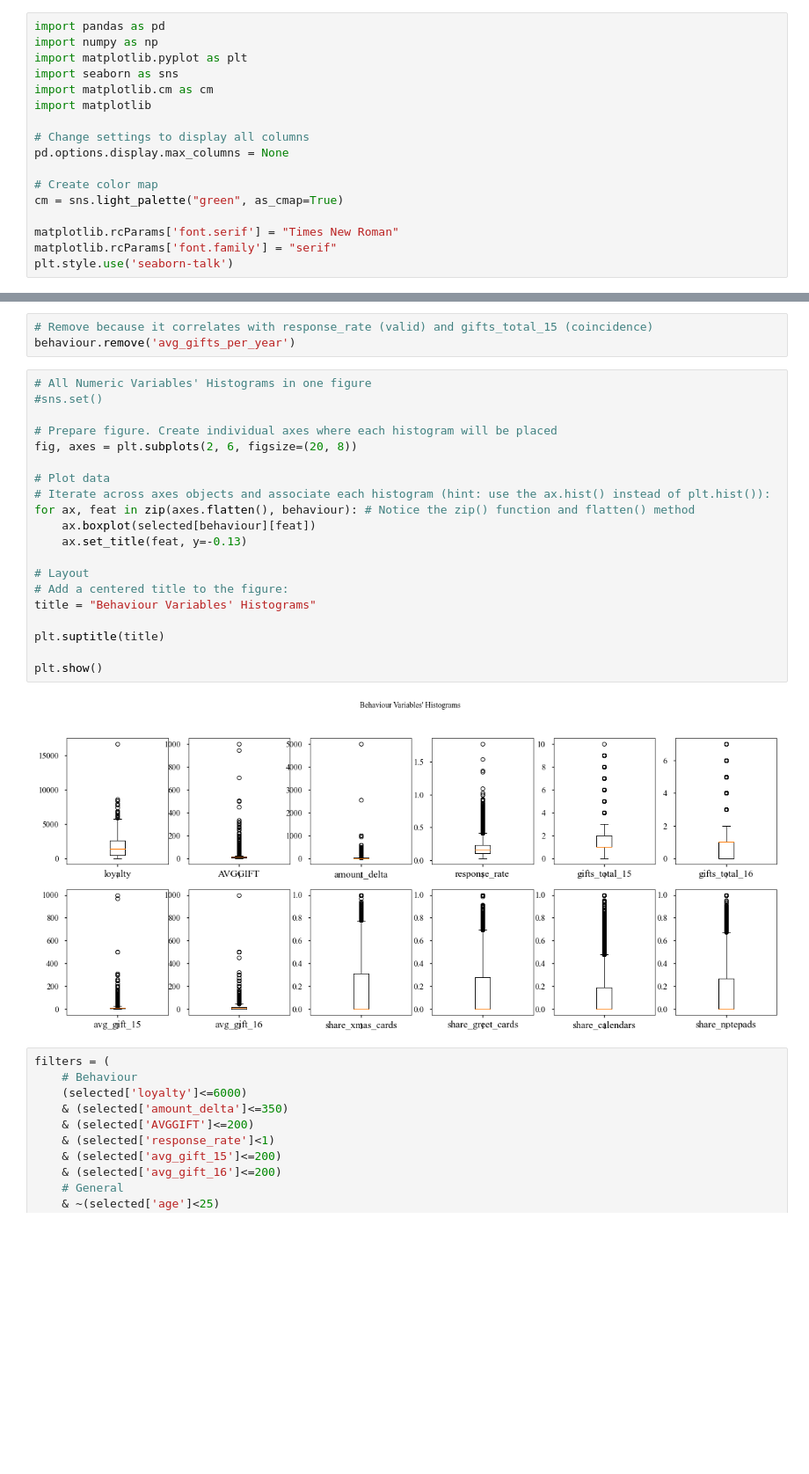
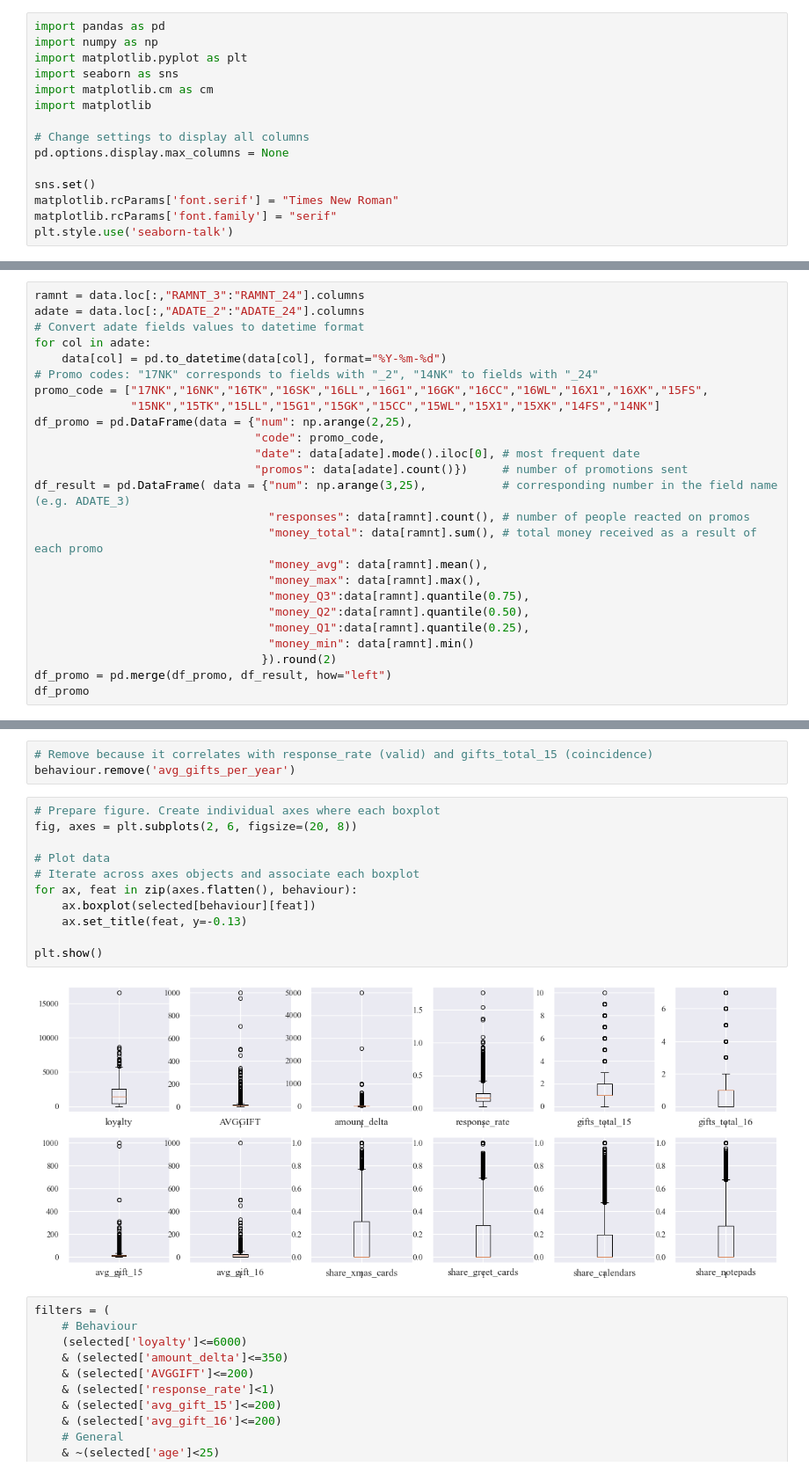
Before and after one commit to marija-grj/GroupAF_DM_Project, a Jupyter notebook: GroupAF_DM202021_Project.ipynb, the cells around one changed output, grey strips where cells are left out. Shown at 88% size. Saved outputs shown, nothing was run; the diff lists cells and outputs as text; blank space fills up the shorter version.

Commit message:
Added promo summary. Minor changes

```diff
--- a/GroupAF_DM202021_Project.ipynb
+++ b/GroupAF_DM202021_Project.ipynb
@@ -23,9 +23,7 @@ import matplotlib
 # Change settings to display all columns
 pd.options.display.max_columns = None
 
-# Create color map
-cm = sns.light_palette("green", as_cmap=True)
-
+sns.set()
 matplotlib.rcParams['font.serif'] = "Times New Roman"
 matplotlib.rcParams['font.family'] = "serif"
 plt.style.use('seaborn-talk')
@@ -390,0 +394,25 @@ data[neighborhood].head()
+# %%
+ramnt = data.loc[:,"RAMNT_3":"RAMNT_24"].columns
+adate = data.loc[:,"ADATE_2":"ADATE_24"].columns
+# Convert adate fields values to datetime format
+for col in adate:
+    data[col] = pd.to_datetime(data[col], format="%Y-%m-%d")
+# Promo codes: "17NK" corresponds to fields with "_2", "14NK" to fields with "_24"
+promo_code = ["17NK","16NK","16TK","16SK","16LL","16G1","16GK","16CC","16WL","16X1","16XK","15FS",
+              "15NK","15TK","15LL","15G1","15GK","15CC","15WL","15X1","15XK","14FS","14NK"]
+df_promo = pd.DataFrame(data = {"num": np.arange(2,25),
+                                "code": promo_code,
+                                "date": data[adate].mode().iloc[0], # most frequent date
+                                "promos": data[adate].count()})     # number of promotions sent
+df_result = pd.DataFrame( data = {"num": np.arange(3,25),           # corresponding number in the field name (e.g. ADATE_3)
+                                  "responses": data[ramnt].count(), # number of people reacted on promos
+                                  "money_total": data[ramnt].sum(), # total money received as a result of each promo
+                                  "money_avg": data[ramnt].mean(),
+                                  "money_max": data[ramnt].max(),
+                                  "money_Q3":data[ramnt].quantile(0.75),
+                                  "money_Q2":data[ramnt].quantile(0.50),
+                                  "money_Q1":data[ramnt].quantile(0.25),
+                                  "money_min": data[ramnt].min()
+                                 }).round(2)
+df_promo = pd.merge(df_promo, df_result, how="left")
+df_promo
@@ -579,27 +641,18 @@ plt.show()
 # Remove because it correlates with response_rate (valid) and gifts_total_15 (coincidence)
 behaviour.remove('avg_gifts_per_year')
 # %%
-# All Numeric Variables' Histograms in one figure
-#sns.set()
-
-# Prepare figure. Create individual axes where each histogram will be placed
+# Prepare figure. Create individual axes where each boxplot
 fig, axes = plt.subplots(2, 6, figsize=(20, 8))
 
 # Plot data
-# Iterate across axes objects and associate each histogram (hint: use the ax.hist() instead of plt.hist()):
-for ax, feat in zip(axes.flatten(), behaviour): # Notice the zip() function and flatten() method
+# Iterate across axes objects and associate each boxplot
+for ax, feat in zip(axes.flatten(), behaviour):
     ax.boxplot(selected[behaviour][feat])
     ax.set_title(feat, y=-0.13)
 
-# Layout
-# Add a centered title to the figure:
-title = "Behaviour Variables' Histograms"
-
-plt.suptitle(title)
-
 plt.show()
 # %% [output]
-[figure, old version]
+[figure, new version]
 # %%
 filters = (
     # Behaviour
```
Also changed, not shown: parts of 17 cells of this notebook.
